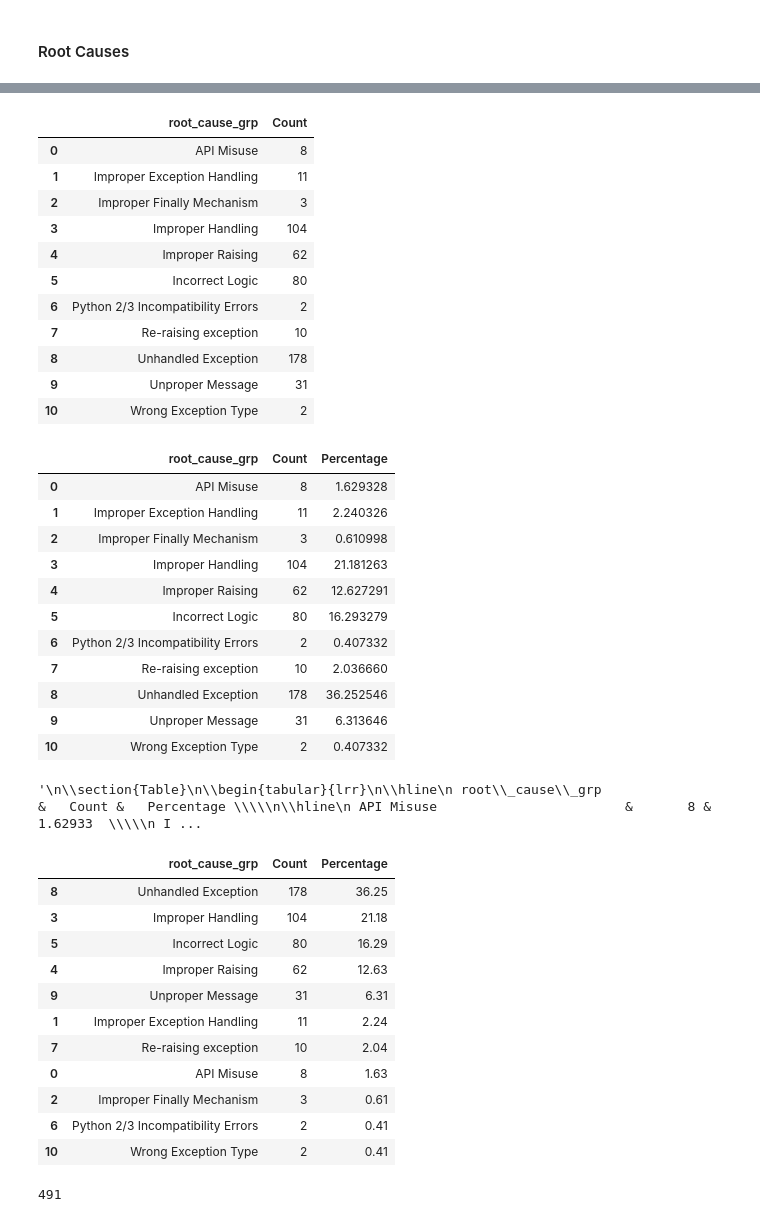
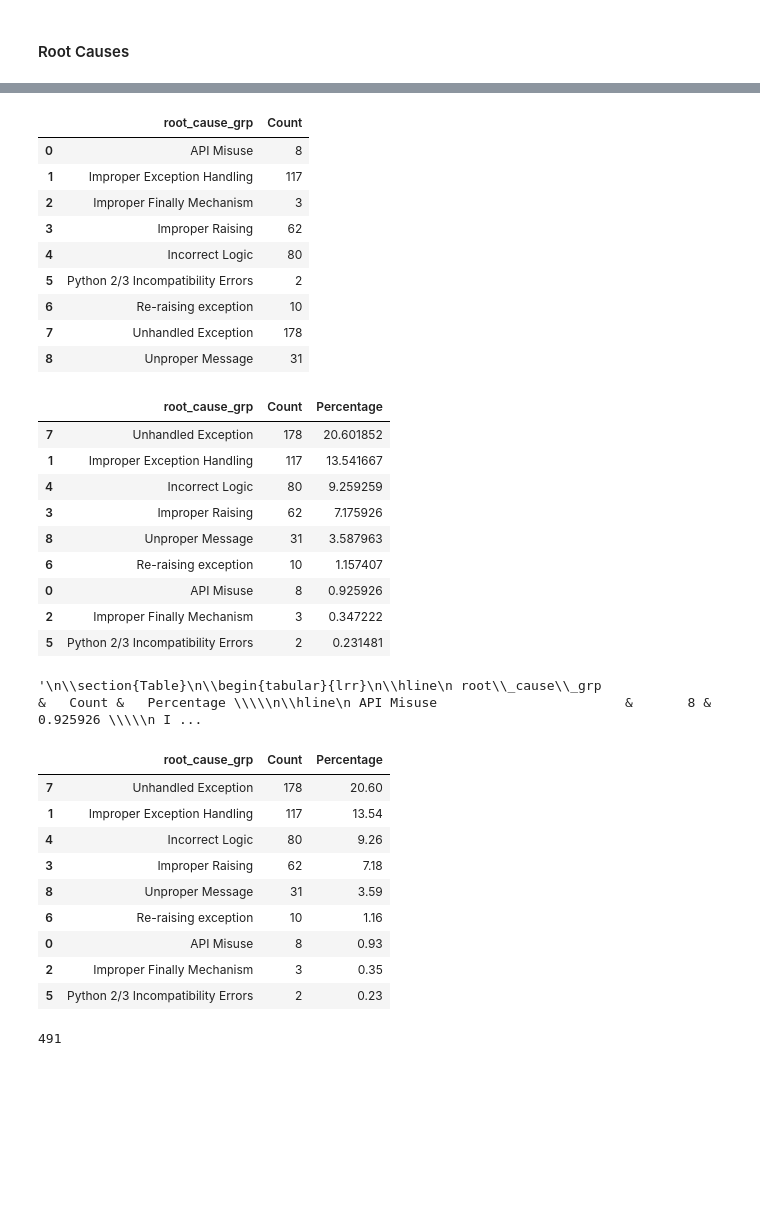
Before and after one commit to r4phael/exception-miner, a Jupyter notebook: notebooks/msr_analysis.ipynb, the cells around one changed output, grey strips where cells are left out. Saved outputs shown, nothing was run; the diff lists cells and outputs as text; code cells hidden in the pictures; blank space fills up the shorter version.

```diff
--- a/notebooks/msr_analysis.ipynb
+++ b/notebooks/msr_analysis.ipynb
@@ -9,7 +11,7 @@ df.shape
 # %%
 df = df.set_index(['project', 'hash'])
 # %%
-df = df[df['exception_bug']=='S']
+#df = df[df['exception_bug']=='S']
 # %%
 df.head(2)
 # %% [output]
@@ -224,32 +237,28 @@ df_rq2
 # %% [output]
 |  | root_cause_grp | Count |
 | 0 | API Misuse | 8 |
-| 1 | Improper Exception Handling | 11 |
+| 1 | Improper Exception Handling | 117 |
 | 2 | Improper Finally Mechanism | 3 |
-| 3 | Improper Handling | 104 |
-| 4 | Improper Raising | 62 |
-| 5 | Incorrect Logic | 80 |
-| 6 | Python 2/3 Incompatibility Errors | 2 |
-| 7 | Re-raising exception | 10 |
-| 8 | Unhandled Exception | 178 |
-| 9 | Unproper Message | 31 |
-| 10 | Wrong Exception Type | 2 |
+| 3 | Improper Raising | 62 |
+| 4 | Incorrect Logic | 80 |
+| 5 | Python 2/3 Incompatibility Errors | 2 |
+| 6 | Re-raising exception | 10 |
+| 7 | Unhandled Exception | 178 |
+| 8 | Unproper Message | 31 |
 # %%
 df_rq2['Percentage'] = (df_rq2['Count'] / len(df_msr)) * 100
-df_rq2
+df_rq2.sort_values(by="Count", ascending=False)
 # %% [output]
 |  | root_cause_grp | Count | Percentage |
-| 0 | API Misuse | 8 | 1.629328 |
-| 1 | Improper Exception Handling | 11 | 2.240326 |
-| 2 | Improper Finally Mechanism | 3 | 0.610998 |
-| 3 | Improper Handling | 104 | 21.181263 |
-| 4 | Improper Raising | 62 | 12.627291 |
-| 5 | Incorrect Logic | 80 | 16.293279 |
-| 6 | Python 2/3 Incompatibility Errors | 2 | 0.407332 |
-| 7 | Re-raising exception | 10 | 2.036660 |
-| 8 | Unhandled Exception | 178 | 36.252546 |
-| 9 | Unproper Message | 31 | 6.313646 |
-| 10 | Wrong Exception Type | 2 | 0.407332 |
+| 7 | Unhandled Exception | 178 | 20.601852 |
+| 1 | Improper Exception Handling | 117 | 13.541667 |
+| 4 | Incorrect Logic | 80 | 9.259259 |
+| 3 | Improper Raising | 62 | 7.175926 |
+| 8 | Unproper Message | 31 | 3.587963 |
+| 6 | Re-raising exception | 10 | 1.157407 |
+| 0 | API Misuse | 8 | 0.925926 |
+| 2 | Improper Finally Mechanism | 3 | 0.347222 |
+| 5 | Python 2/3 Incompatibility Errors | 2 | 0.231481 |
 # %%
 #plot_horizontal_bar(df_rq1, category_column='symptom_map', value_column='Count', label_x="Percentage", label_y="Symptom", title=None)
 # %%
@@ -270,23 +279,21 @@ def dataframe_to_latex_with_bookmarks(df):
 # %%
 dataframe_to_latex_with_bookmarks(df_rq2)
 # %% [output]
-'\n\\section{Table}\n\\begin{tabular}{lrr}\n\\hline\n root\\_cause\\_grp                    &   Count &   Percentage \\\\\n\\hline\n API Misuse                        &       8 &     1.62933  \\\\\n I ...
+'\n\\section{Table}\n\\begin{tabular}{lrr}\n\\hline\n root\\_cause\\_grp                    &   Count &   Percentage \\\\\n\\hline\n API Misuse                        &       8 &     0.925926 \\\\\n I ...
 # %%
 df_rq2['Percentage'] = df_rq2['Percentage'].round(2)
 df_rq2.sort_values(by="Count", ascending=False)
 # %% [output]
 |  | root_cause_grp | Count | Percentage |
-| 8 | Unhandled Exception | 178 | 36.25 |
-| 3 | Improper Handling | 104 | 21.18 |
-| 5 | Incorrect Logic | 80 | 16.29 |
-| 4 | Improper Raising | 62 | 12.63 |
-| 9 | Unproper Message | 31 | 6.31 |
-| 1 | Improper Exception Handling | 11 | 2.24 |
-| 7 | Re-raising exception | 10 | 2.04 |
-| 0 | API Misuse | 8 | 1.63 |
-| 2 | Improper Finally Mechanism | 3 | 0.61 |
-| 6 | Python 2/3 Incompatibility Errors | 2 | 0.41 |
-| 10 | Wrong Exception Type | 2 | 0.41 |
+| 7 | Unhandled Exception | 178 | 20.60 |
+| 1 | Improper Exception Handling | 117 | 13.54 |
+| 4 | Incorrect Logic | 80 | 9.26 |
+| 3 | Improper Raising | 62 | 7.18 |
+| 8 | Unproper Message | 31 | 3.59 |
+| 6 | Re-raising exception | 10 | 1.16 |
+| 0 | API Misuse | 8 | 0.93 |
+| 2 | Improper Finally Mechanism | 3 | 0.35 |
+| 5 | Python 2/3 Incompatibility Errors | 2 | 0.23 |
 # %%
 df_rq2['Count'].sum()
 # %% [output]
```
Also changed, not shown: parts of 49 cells of this notebook, 16 other files.
